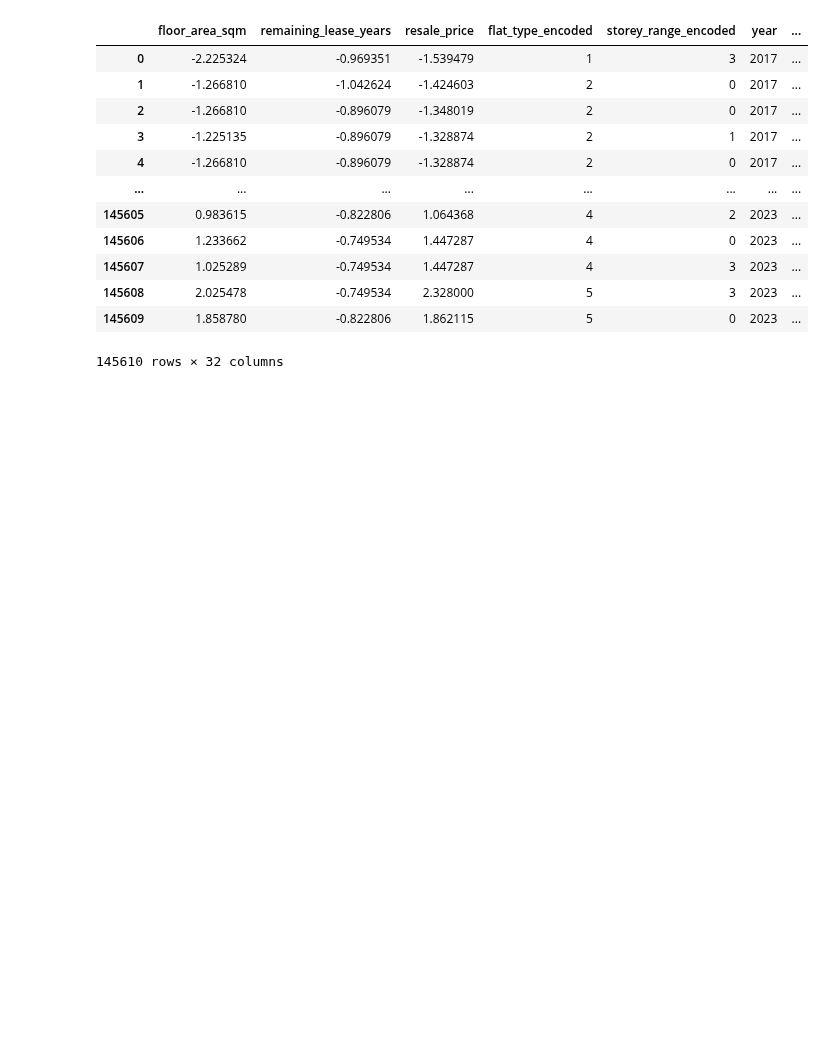
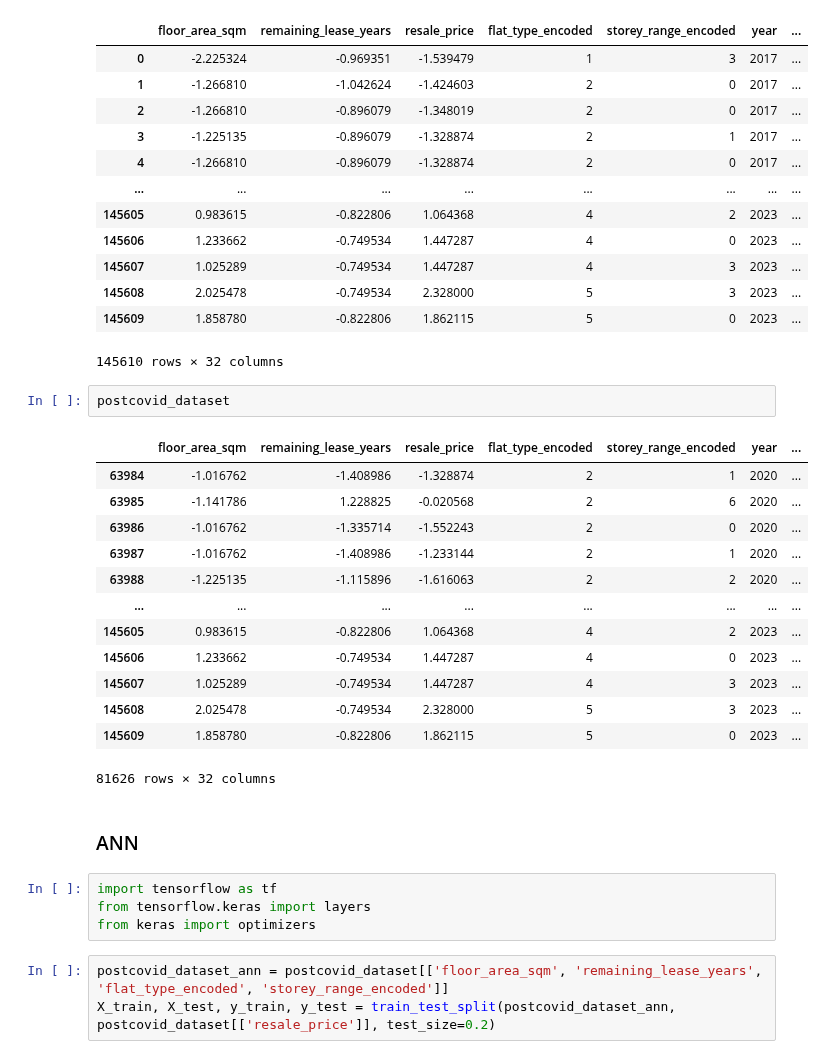
Before and after one commit to raphaelgohwx/datamining, a Jupyter notebook: proposal.ipynb, the cells around one changed output. Saved outputs shown, nothing was run; the diff lists cells and outputs as text; blank space fills up the shorter version.

```diff
--- a/proposal.ipynb
+++ b/proposal.ipynb
@@ -399,3 +394,28 @@ df2_normalized
 | 145608 | 2.025478 | -0.749534 | 2.328000 | 5 | 3 | 2023 | ... |
 | 145609 | 1.858780 | -0.822806 | 1.862115 | 5 | 0 | 2023 | ... |
 145610 rows × 32 columns
+# %%
+postcovid_dataset
+# %% [output]
+|  | floor_area_sqm | remaining_lease_years | resale_price | flat_type_encoded | storey_range_encoded | year | ... |
+| 63984 | -1.016762 | -1.408986 | -1.328874 | 2 | 1 | 2020 | ... |
+| 63985 | -1.141786 | 1.228825 | -0.020568 | 2 | 6 | 2020 | ... |
+| 63986 | -1.016762 | -1.335714 | -1.552243 | 2 | 0 | 2020 | ... |
+| 63987 | -1.016762 | -1.408986 | -1.233144 | 2 | 1 | 2020 | ... |
+| 63988 | -1.225135 | -1.115896 | -1.616063 | 2 | 2 | 2020 | ... |
+| ... | ... | ... | ... | ... | ... | ... | ... |
+| 145605 | 0.983615 | -0.822806 | 1.064368 | 4 | 2 | 2023 | ... |
+| 145606 | 1.233662 | -0.749534 | 1.447287 | 4 | 0 | 2023 | ... |
+| 145607 | 1.025289 | -0.749534 | 1.447287 | 4 | 3 | 2023 | ... |
+| 145608 | 2.025478 | -0.749534 | 2.328000 | 5 | 3 | 2023 | ... |
+| 145609 | 1.858780 | -0.822806 | 1.862115 | 5 | 0 | 2023 | ... |
+81626 rows × 32 columns
+# %% [markdown]
+### ANN
+# %%
+import tensorflow as tf
+from tensorflow.keras import layers
+from keras import optimizers
+# %%
+postcovid_dataset_ann = postcovid_dataset[['floor_area_sqm', 'remaining_lease_years', 'flat_type_encoded', 'storey_range_encoded']]
+X_train, X_test, y_train, y_test = train_test_split(postcovid_dataset_ann, postcovid_dataset[['resale_price']], test_size=0.2)
```
Also changed, not shown: parts of 12 cells of this notebook.
